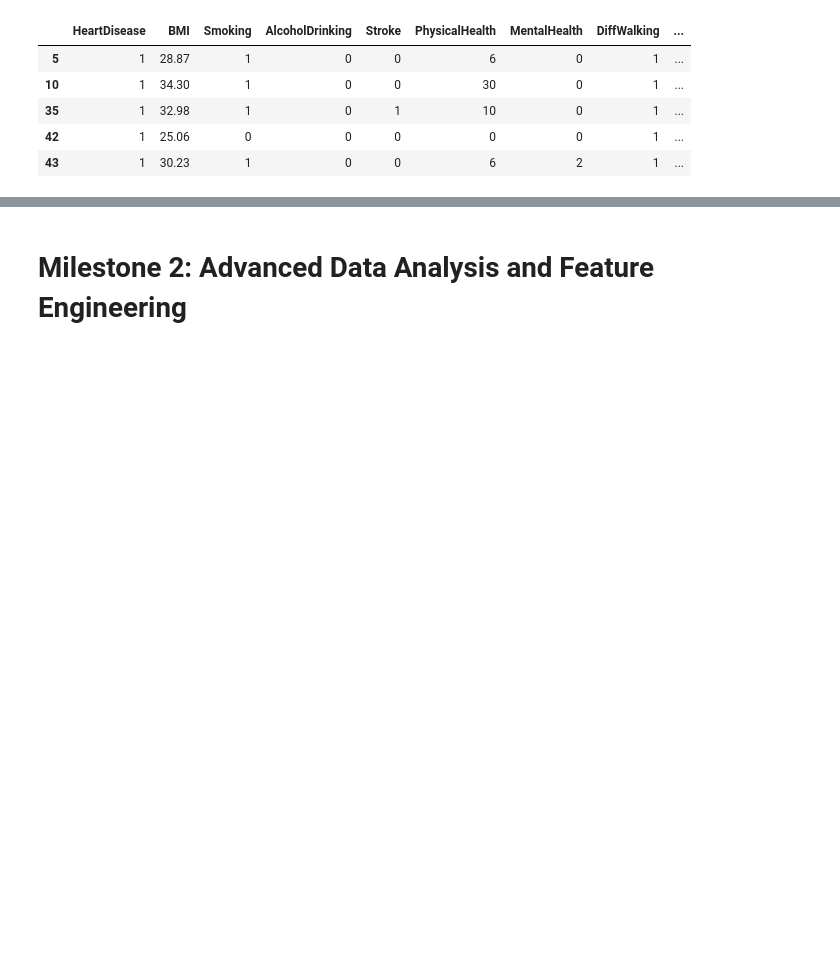
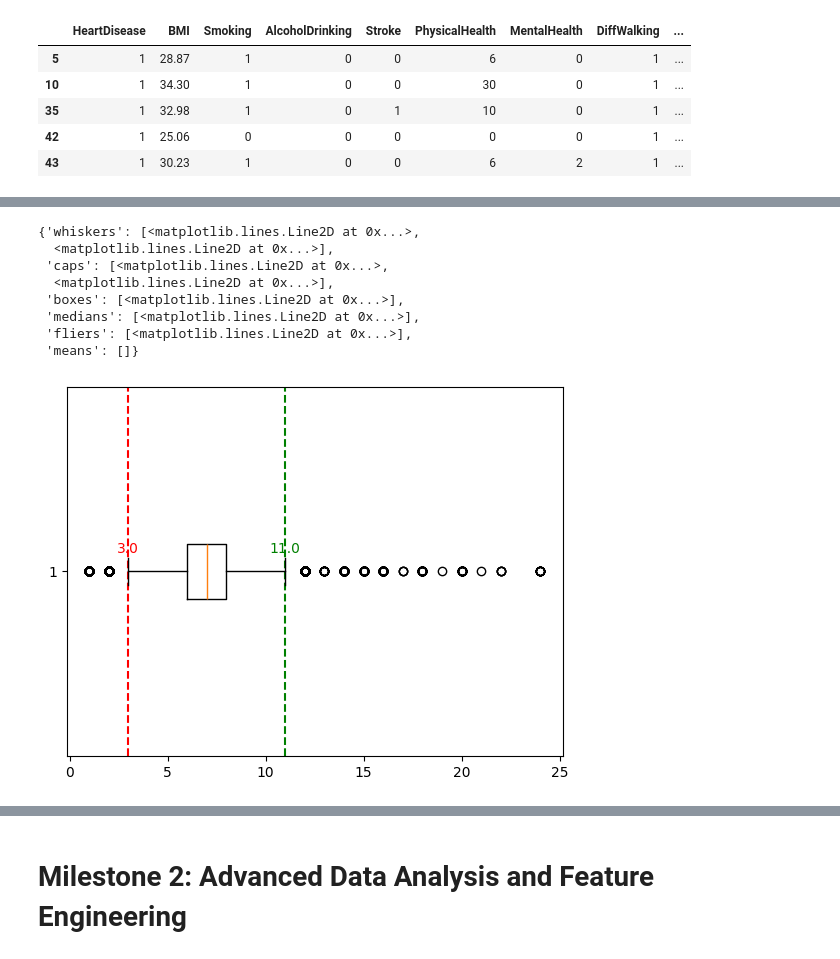
Before and after one commit to saifsame7/Health-Care-predictive-model, a Jupyter notebook: project_notebook_template.ipynb, the cells around one changed output, grey strips where cells are left out. Saved outputs shown, nothing was run; the diff lists cells and outputs as text; code cells hidden in the pictures; blank space fills up the shorter version.

```diff
--- a/project_notebook_template.ipynb
+++ b/project_notebook_template.ipynb
@@ -287,0 +332,22 @@ full_data=full_data.drop_duplicates()
+# %%
+counter = full_data['SleepTime'].value_counts()
+q1 = np.percentile(full_data['SleepTime'],25)
+q3 = np.percentile(full_data['SleepTime'],75)
+iqr = q3 - q1
+lower_bound = q1 - 1.5 * iqr
+upper_bound = q3 + 1.5 * iqr
+plt.axvline(lower_bound, color='red', linestyle='--', label=f'Lower Cutoff ({lower_bound:.1f})')
+plt.axvline(upper_bound, color='green', linestyle='--', label=f'Upper Cutoff ({upper_bound:.1f})')
+plt.text(lower_bound, 1.05, f'{lower_bound:.1f}', color='red', ha='center')
+plt.text(upper_bound, 1.05, f'{upper_bound:.1f}', color='green', ha='center')
+plt.boxplot(full_data['SleepTime'],whis=1.5,vert=False)
+# %% [output]
+{'whiskers': [<matplotlib.lines.Line2D at 0x...>,
+  <matplotlib.lines.Line2D at 0x...>],
+ 'caps': [<matplotlib.lines.Line2D at 0x...>,
+  <matplotlib.lines.Line2D at 0x...>],
+ 'boxes': [<matplotlib.lines.Line2D at 0x...>],
+ 'medians': [<matplotlib.lines.Line2D at 0x...>],
+ 'fliers': [<matplotlib.lines.Line2D at 0x...>],
+ 'means': []}
+[figure, added]
```
Also changed, not shown: parts of 27 cells of this notebook, 1 other file.
